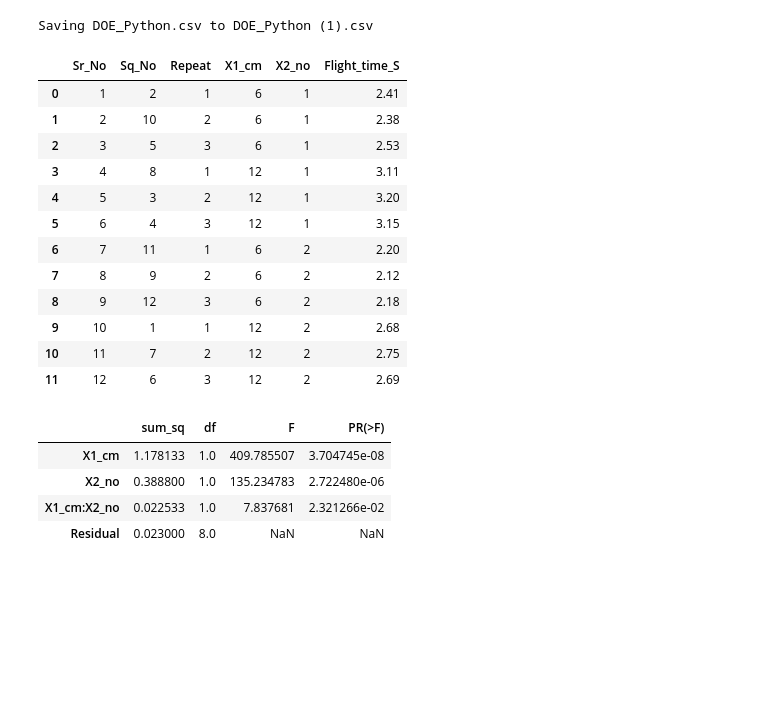
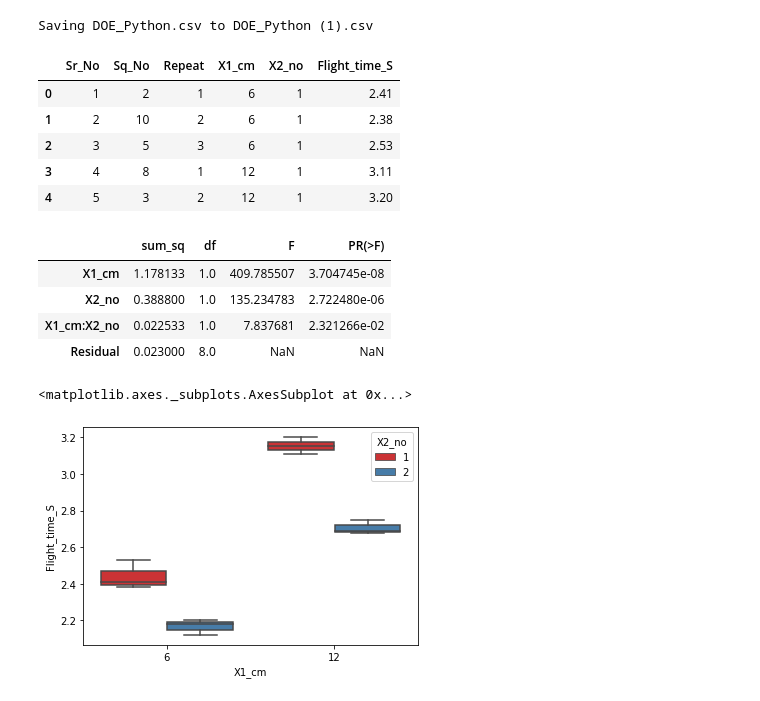
Before and after one commit to sankarsasmal/Python, a Jupyter notebook: Statistics_with_Python_Quickstart.ipynb, the cells around one changed output. Saved outputs shown, nothing was run; the diff lists cells and outputs as text; code cells hidden in the pictures; blank space fills up the shorter version.

```diff
--- a/Statistics_with_Python_Quickstart.ipynb
+++ b/Statistics_with_Python_Quickstart.ipynb
@@ -117,21 +124,14 @@ Saving DOE_Python.csv to DOE_Python (1).csv
 # %%
 import io
 df=pd.read_csv(io.BytesIO(uploaded['DOE_Python.csv']))
-df
+df.head()
 # %% [output]
 |  | Sr_No | Sq_No | Repeat | X1_cm | X2_no | Flight_time_S |
 | 0 | 1 | 2 | 1 | 6 | 1 | 2.41 |
 | 1 | 2 | 10 | 2 | 6 | 1 | 2.38 |
 | 2 | 3 | 5 | 3 | 6 | 1 | 2.53 |
 | 3 | 4 | 8 | 1 | 12 | 1 | 3.11 |
 | 4 | 5 | 3 | 2 | 12 | 1 | 3.20 |
-| 5 | 6 | 4 | 3 | 12 | 1 | 3.15 |
-| 6 | 7 | 11 | 1 | 6 | 2 | 2.20 |
-| 7 | 8 | 9 | 2 | 6 | 2 | 2.12 |
-| 8 | 9 | 12 | 3 | 6 | 2 | 2.18 |
-| 9 | 10 | 1 | 1 | 12 | 2 | 2.68 |
-| 10 | 11 | 7 | 2 | 12 | 2 | 2.75 |
-| 11 | 12 | 6 | 3 | 12 | 2 | 2.69 |
 # %%
 #2way_anova
 #https://reneshbedre.github.io/blog/anova.html
@@ -148,3 +148,8 @@ anova_table
 | X2_no | 0.388800 | 1.0 | 135.234783 | 2.722480e-06 |
 | X1_cm:X2_no | 0.022533 | 1.0 | 7.837681 | 2.321266e-02 |
 | Residual | 0.023000 | 8.0 | NaN | NaN |
+# %%
+sns.boxplot(x="X1_cm", y="Flight_time_S", hue="X2_no", data=df, palette="Set1")
+# %% [output]
+<matplotlib.axes._subplots.AxesSubplot at 0x...>
+[figure, added]
```
Also changed, not shown: parts of 3 cells of this notebook.
